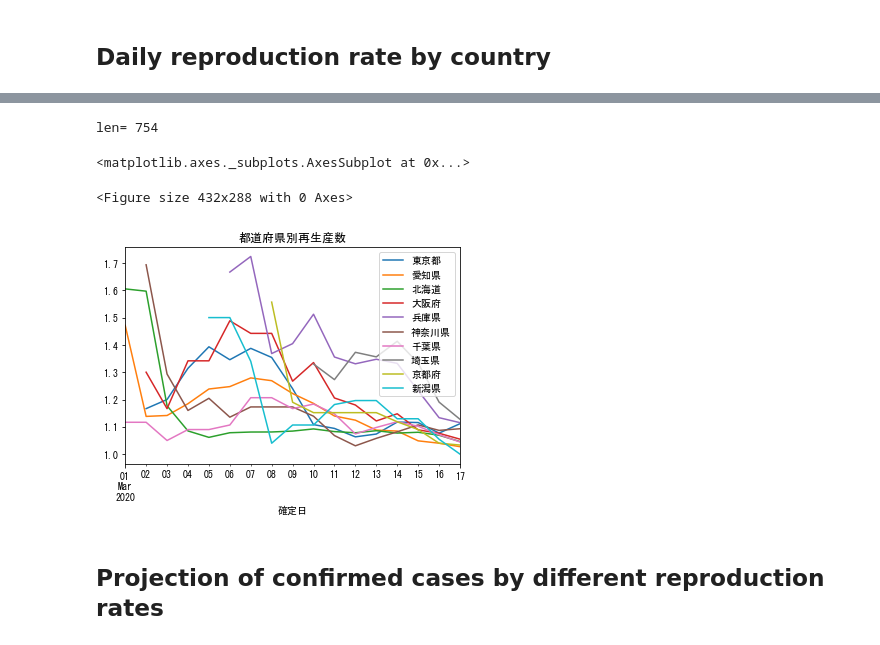
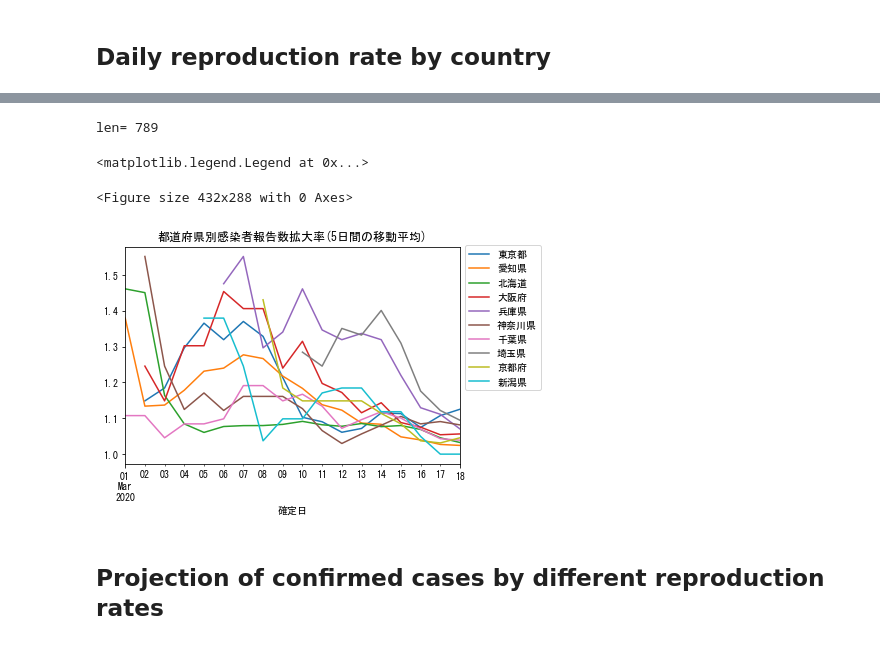
Before and after one commit to personal-hm2/coronavirus_model, a Jupyter notebook: COVID-19 Plot.ipynb, the cells around one changed output, grey strips where cells are left out. Saved outputs shown, nothing was run; the diff lists cells and outputs as text; code cells hidden in the pictures.

```diff
--- a/COVID-19 Plot.ipynb
+++ b/COVID-19 Plot.ipynb
@@ -67,38 +86,40 @@ mpl.rc('font', **font)
 
 df = pd.read_csv('https://raw.githubusercontent.com/kaz-ogiwara/covid19/master/data/individuals.csv', parse_dates=[["確定年", "確定月", "確定日"]])
 print("len=", len(df))
 # display(df)
 # print(df.columns)
 df = df.drop(['新No.', '旧No.', '年代', '性別', '居住地2'], axis=1)
 
 # df.groupby("居住地").count()
 #df.groupby(["確定年", "確定月", "確定日"]).count()
 def get_data_by_pref(pref):  # 県ごとのデータを取得
     ts = df[df["居住地1"] == pref].groupby("確定年_確定月_確定日").count()
     ts.reset_index(inplace = True)
     # ts = ts.rename(columns={'確定年_確定月_確定日': '確定日',"居住地":"愛知県" })
     ts = ts.rename(columns={'確定年_確定月_確定日': '確定日',"居住地1" : pref})
     # ts = ts.set_index("確定日")
     return ts
 
 fig = plt.figure()
 window = 5
 pref_data = get_data_by_pref("東京都")
 
 for pref in ("愛知県", "北海道", "大阪府", "兵庫県", "神奈川県","千葉県","埼玉県","京都府","新潟県"):
     pref_data = pref_data.merge(get_data_by_pref(pref), how='outer', sort=True)
     # print(pref_data.describe())
 # get_data_by_pref("東京都")
 pref_data = pref_data.set_index("確定日")
-(pref_data.loc["2020-02-25":,:].fillna(0).cumsum().pct_change() + 1.0).rolling(window).mean().iloc[window:, :].plot(title="都道府県別再生産数")
+title = "都道府県別感染者報告数拡大率({}日間の移動平均)".format(window)
 
-# (pref_data.loc["2020-02-20":,:].fillna(0).cumsum().pct_change() + 1.0).rolling(5).mean().iloc[window:, :]
+data_to_plot = np.exp(np.log(pref_data.loc["2020-02-25":,:].fillna(0).cumsum().pct_change() + 1.0).rolling(window).mean()).iloc[window:, :]
+data_to_plot.plot(title=title).legend(bbox_to_anchor=(1, 1.03), loc='upper left')
+
 # pref_data
 # %% [output]
-len= 754
+len= 789
-<matplotlib.axes._subplots.AxesSubplot at 0x...>
+<matplotlib.legend.Legend at 0x...>
 <Figure size 432x288 with 0 Axes>
-[figure, old version]
+[figure, new version]
 # %% [markdown]
 ## Projection of confirmed cases by different reproduction rates
 # %%
```
Also changed, not shown: parts of 3 cells of this notebook.
